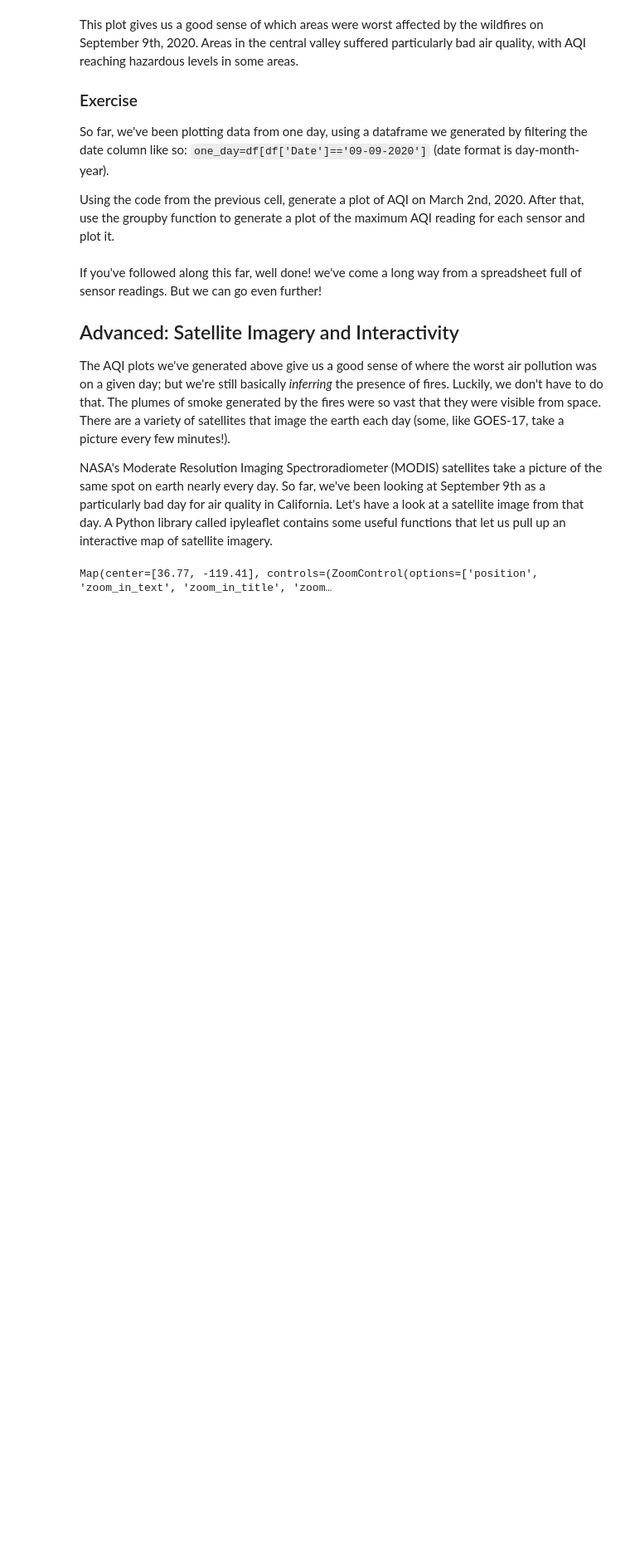
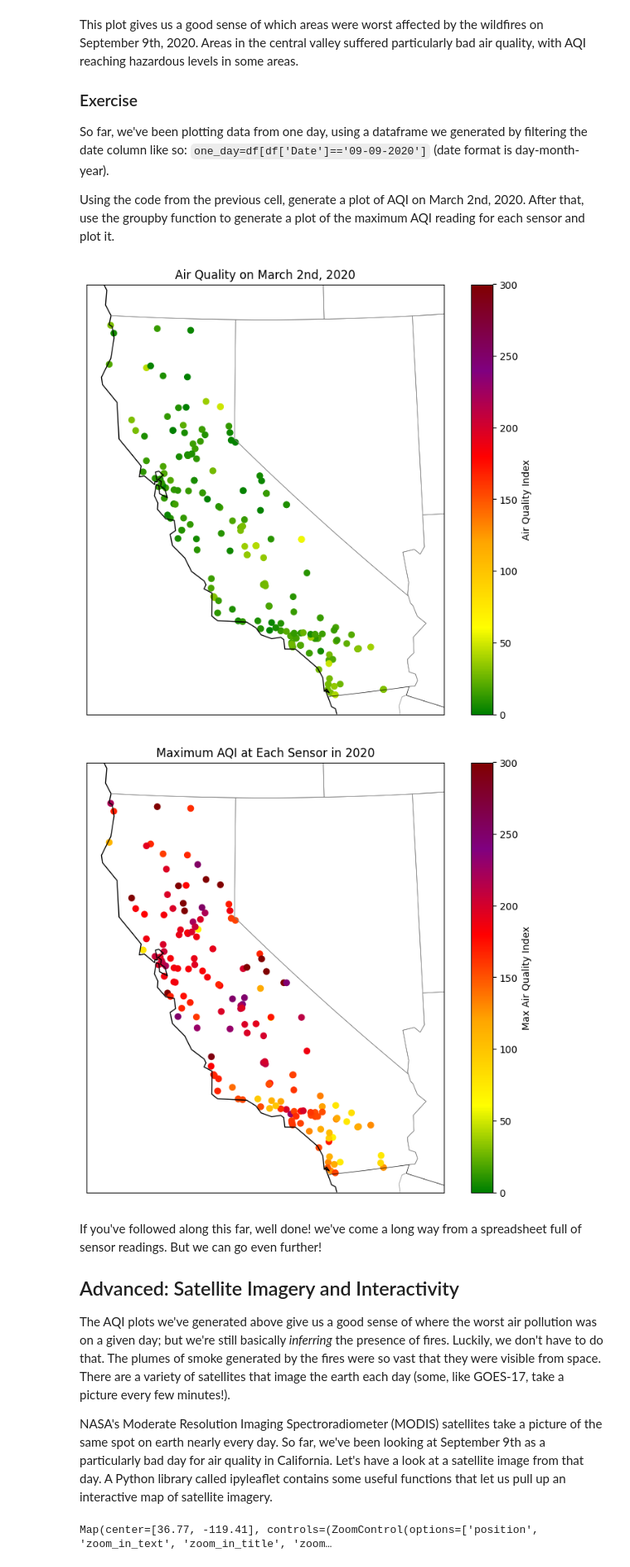
Before and after one commit to Wendy-915/QM2, a Jupyter notebook: notebooks/W03. Spatial Data.ipynb, the cells around one changed output. Shown at 83% size. Cells and saved outputs as stored; diff of their text form; code cells hidden in the pictures; blank space fills up the shorter version.

```diff
--- a/notebooks/W03. Spatial Data.ipynb
+++ b/notebooks/W03. Spatial Data.ipynb
@@ -195,6 +215,8 @@ Now, we want to plot the average daily air quality by county; this will involve
 
 Let's store this new dataframe and call it "county_daily":
 # %%
+df['Date'] = pd.to_datetime(df['Date'], format='%Y-%m-%d')
+df['Day'] = df['Date'].dt.dayofyear
 county_daily=df.groupby(['Day','COUNTY',])['AQI'].mean().reset_index()
 county_daily
 # %% [output]
@@ -375,6 +408,69 @@ This plot gives us a good sense of which areas were worst affected by the wildfi
 So far, we've been plotting data from one day, using a dataframe we generated by filtering the date column like so: `one_day=df[df['Date']=='09-09-2020']` (date format is day-month-year).
 
 Using the code from the previous cell, generate a plot of AQI on March 2nd, 2020. After that, use the groupby function to generate a plot of the maximum AQI reading for each sensor and plot it.
+# %%
+date = '02-03-2020'
+one_day = df[df['Date'] == date]
+from mpl_toolkits.basemap import Basemap
+
+map = Basemap(
+    projection='lcc', resolution='l',
+    lat_0=37.5, lon_0=-119,
+    width=1E6, height=1.2E6
+)
+
+map.drawcoastlines(color='black')
+map.drawcountries(color='black')
+map.drawstates(color='gray')
+map.scatter(
+    one_day['longitude'],
+    one_day['latitude'],
+    latlon=True,
+    c=one_day['AQI'],
+    cmap=aqi_colors,
+    vmin=0,
+    vmax=300
+)
+
+plt.title('Air Quality on March 2nd, 2020')
+plt.colorbar(label='Air Quality Index')
+plt.show()
+
+sensor_max = (
+    df.groupby(['Site Name', 'latitude', 'longitude'])['AQI']
+      .max()
+      .reset_index()
+)
+
+sensor_max.head()
+from mpl_toolkits.basemap import Basemap
+
+map = Basemap(
+    projection='lcc', resolution='l',
+    lat_0=37.5, lon_0=-119,
+    width=1E6, height=1.2E6
+)
+
+map.drawcoastlines(color='black')
+map.drawcountries(color='black')
+map.drawstates(color='gray')
+
+map.scatter(
+    sensor_max['longitude'],
+    sensor_max['latitude'],
+    latlon=True,
+    c=sensor_max['AQI'],
+    cmap=aqi_colors,
+    vmin=0,
+    vmax=300
+)
+
+plt.title('Maximum AQI at Each Sensor in 2020')
+plt.colorbar(label='Max Air Quality Index')
+plt.show()
+# %% [output]
+[figure, added]
+[figure, added]
 # %% [markdown]
 If you've followed along this far, well done! we've come a long way from a spreadsheet full of sensor readings. But we can go even further!
 
```
Also changed, not shown: parts of 5 cells of this notebook.
